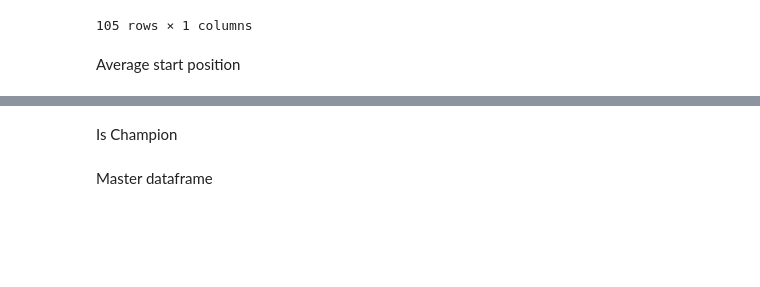
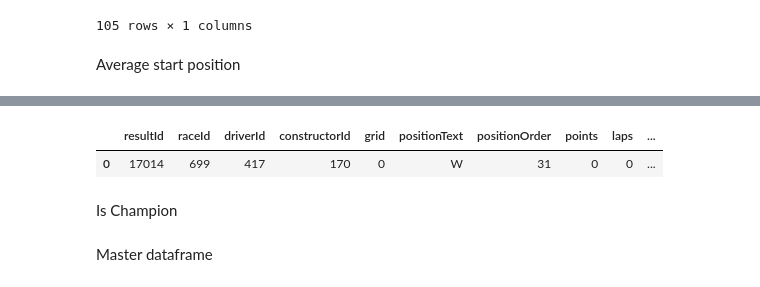
Before and after one commit to osskari/F1Data, a Jupyter notebook: Untitled.ipynb, the cells around one changed output, grey strips where cells are left out. Cells and saved outputs as stored; diff of their text form; code cells hidden in the pictures; blank space fills up the shorter version.

```diff
--- a/Untitled.ipynb
+++ b/Untitled.ipynb
@@ -949,3 +951,8 @@ gridPos
+# %%
+pd.read_sql_query(' '.join(['select * from Results where driverId = 417 AND positionText != "F"']), engine)
+# %% [output]
+|  | resultId | raceId | driverId | constructorId | grid | positionText | positionOrder | points | laps | ... |
+| 0 | 17014 | 699 | 417 | 170 | 0 | W | 31 | 0 | 0 | ... |
 # %% [markdown]
 Is Champion
 # %%
```
Also changed, not shown: parts of 4 cells of this notebook.
